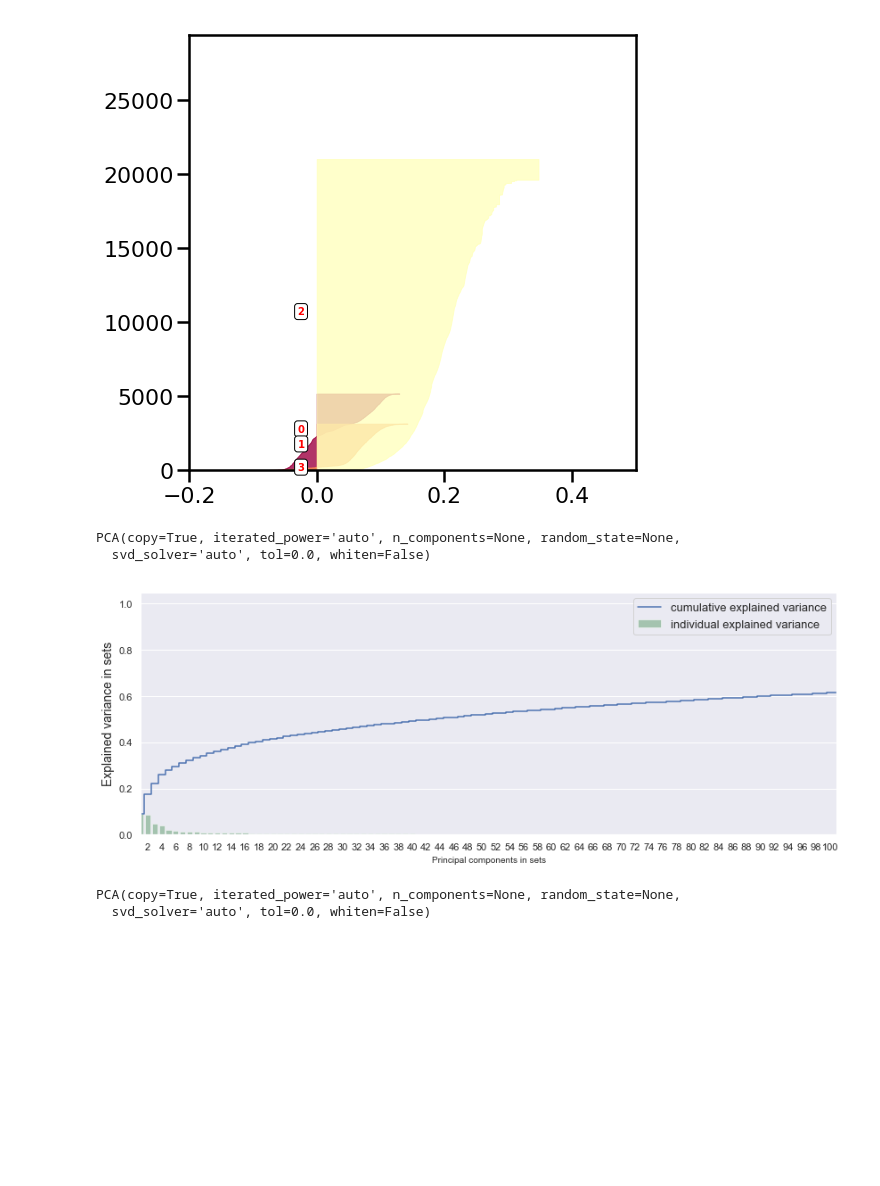
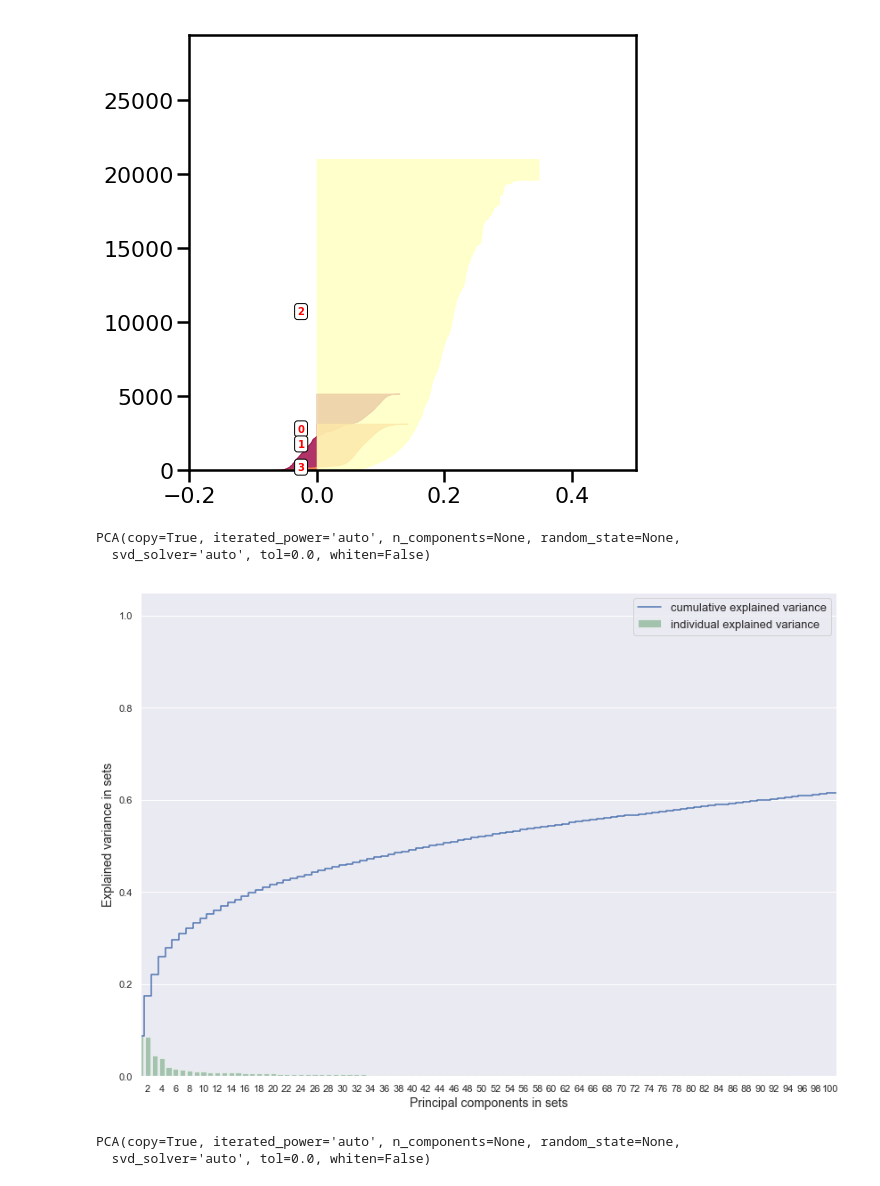
Before and after one commit to Milesperhour23/lego, a Jupyter notebook: MilesTaylor_LegoFinal.ipynb, the cells around one changed output. Drawn from its saved outputs; the diff is of its cells as text; code cells hidden in the pictures; blank space fills up the shorter version.

Commit message:
Graph changes

```diff
--- a/MilesTaylor_LegoFinal.ipynb
+++ b/MilesTaylor_LegoFinal.ipynb
@@ -319,7 +325,7 @@ to the regression model (a(t-1)) to check if the most recent past variable can p
     ## Plot rolling statistics:
     sns.set_context("poster", rc={"font.size":40,"axes.titlesize":20,"axes.labelsize":30})
     figure = plt.figure(figsize=(12, 8))
-    original_plot = sns.lineplot(data = timeseries, color = 'yellow',label = 'Original_Line')
+    original_plot = sns.lineplot(data = timeseries, color = 'black',label = 'Original_Line')
     mean = sns.lineplot(data = rolmean, color = 'red', label='Rolling Mean')
     standard_deviation = sns.lineplot(data = rolstd, color = 'green', label = 'Rolling Std')
     _ = plt.legend(loc ='best')
@@ -825,29 +831,29 @@ silhouette_graph(4, [-.2, 0.5], len(X_partcat), silhouette_numeric_partcat, clus
 # %%
 ## PCA to see if the clusters explain the variance of the partdescription_name column
 
 principals_sets = PCA()
 principals_sets.fit(feature_matrix_sets)
 pca_exposed_sets = principals_sets.transform(feature_matrix_sets)
 
-fig, ax = plt.subplots(figsize = (14, 5))
+fig, ax = plt.subplots(figsize = (14, 10))
 sns.set(font_scale = 1)
 _ = plt.step(range(feature_matrix_sets.shape[1]), principals_sets.explained_variance_ratio_.cumsum(), where = 'mid',
          label = 'cumulative explained variance')
 _ = sns.barplot(np.arange(1,feature_matrix_sets.shape[1] + 1), principals_sets.explained_variance_ratio_,
                 alpha = 0.5, color = 'g',label = 'individual explained variance')
 _ = plt.xlim(0, 100)
 
 _ = ax.set_xticklabels([tick if int(tick.get_text()) % 2 == 0 else "" for tick in ax.get_xticklabels()])
 
 _ = plt.ylabel('Explained variance in sets', fontsize = 14)
-_ = plt.xlabel('Principal components in sets', fontsize = 10)
+_ = plt.xlabel('Principal components in sets', fontsize = 14)
 _ = plt.legend(loc = 'best', fontsize = 13)
 
 plt.show()
 # %% [output]
 PCA(copy=True, iterated_power='auto', n_components=None, random_state=None,
   svd_solver='auto', tol=0.0, whiten=False)
-[figure, old version]
+[figure, new version]
 # %%
 principals_partcat = PCA()
 principals_partcat.fit(feature_matrix_partcat)
```
Also changed, not shown: parts of 15 cells of this notebook.
